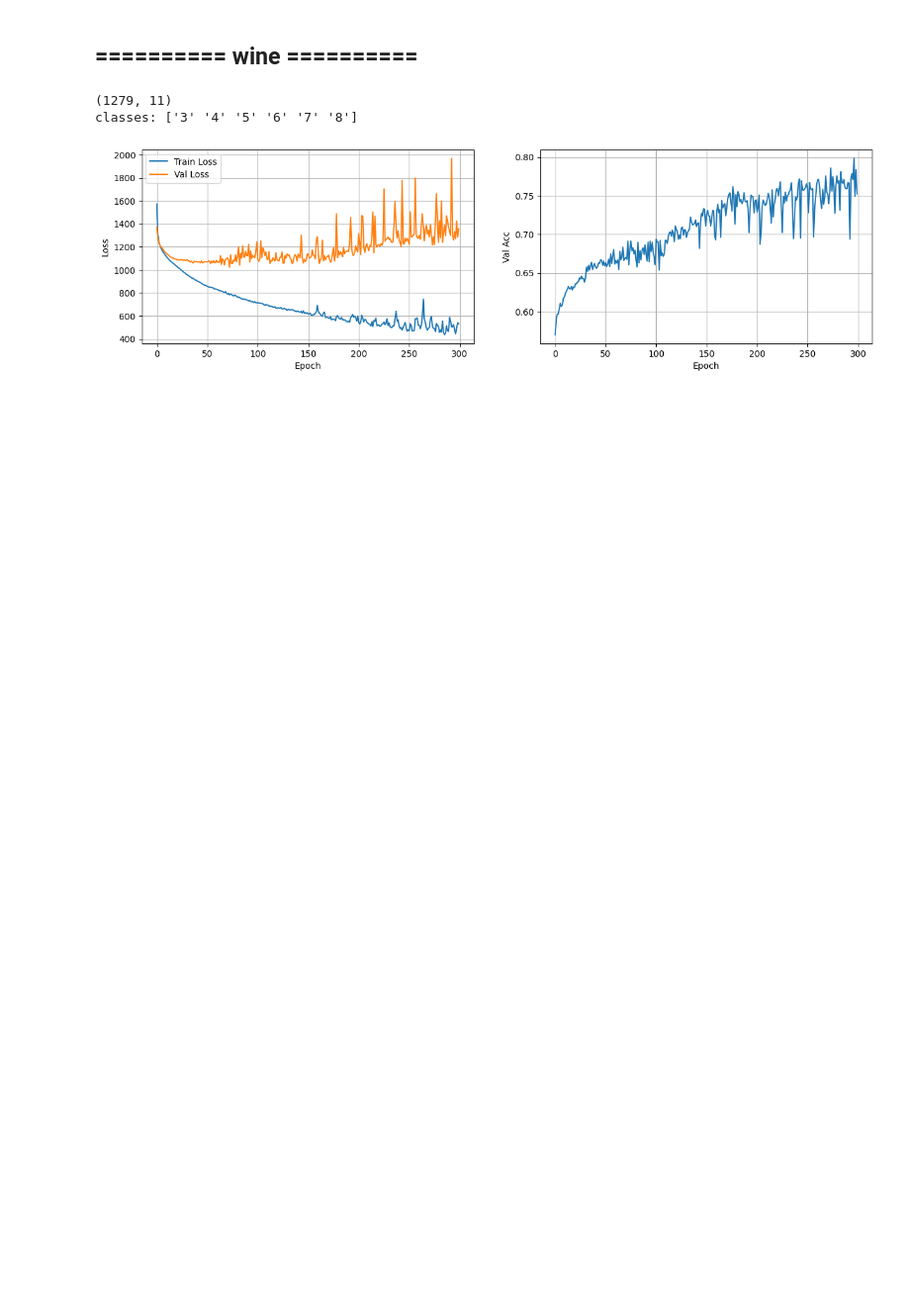
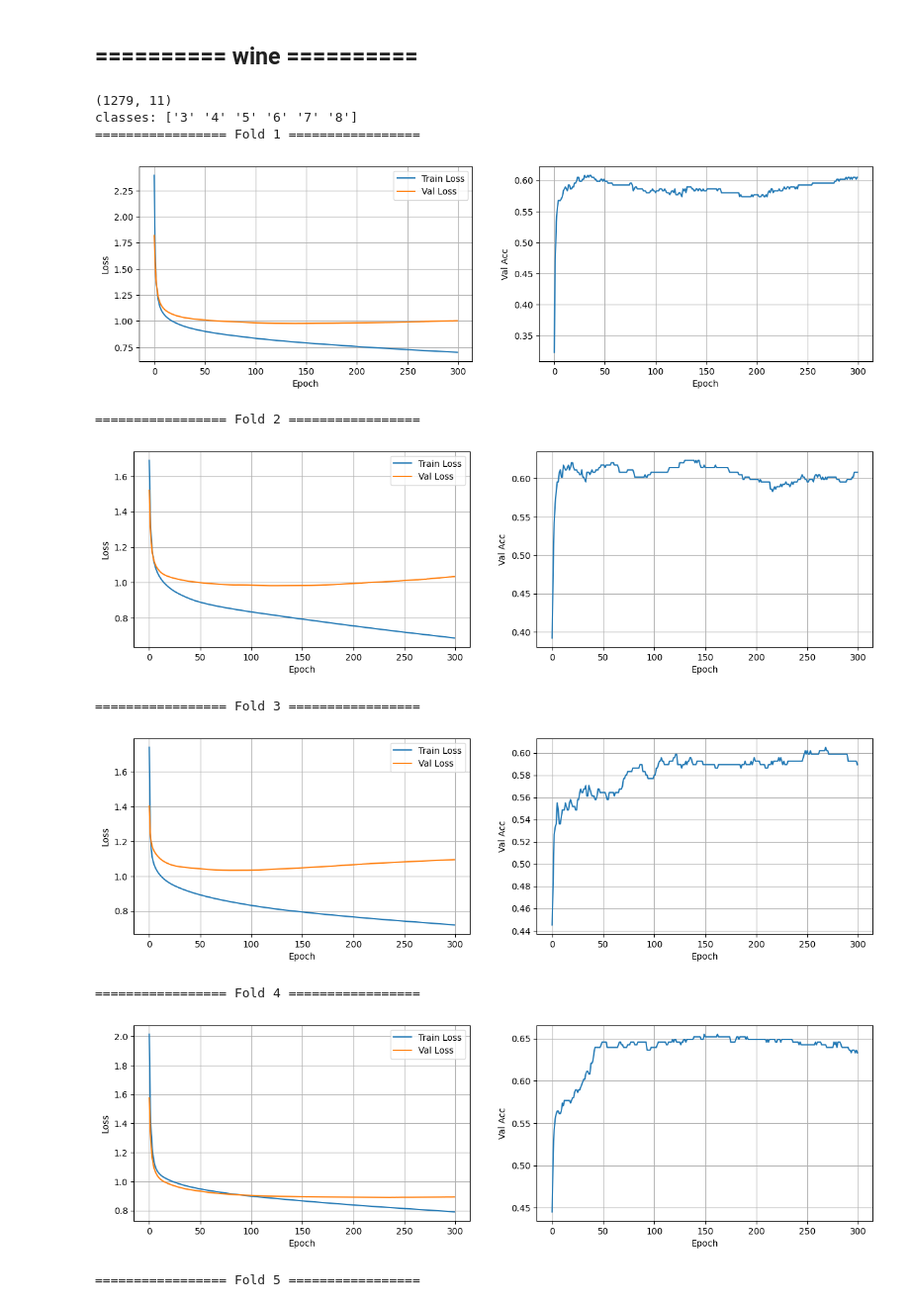
Before and after one commit to eddy0117/nn_hw, a Jupyter notebook: hw2.ipynb, the cells around one changed output. Shown at 99% size. Cells and saved outputs as stored; diff of their text form; code cells hidden in the pictures; blank space fills up the shorter version.

Commit message:
add kfold and clean code

```diff
--- a/hw2.ipynb
+++ b/hw2.ipynb
@@ -312,9 +294,3 @@ d_relu(I1): (120, 10)
 Iteration:  0
 Loss:  131.83347464017316
 Acc: 0.36666666666666664
-# %%
-x = np.random.randn(4, 3)
-y = np.random.randn(3, 4)
-
-print(np.matmul(y.T, x.T))
-print(np.matmul(x, y).T)
@@ -683,36 +745,49 @@ labels = np.array(labels)
 inputs = (inputs - np.mean(inputs, axis=0)) / np.std(inputs, axis=0)
 
 # 打亂數據
 idx = np.random.permutation(len(inputs))
 
 X_data = inputs[idx]
 Y_data = labels[idx]
 
 # 設定 train set 和 val set 的比例 (80% train, 19% val)
 train_size = int(len(X_data) * 0.80)
 val_size = len(X_data) - train_size
 
 X_train, Y_train = X_data[:train_size], Y_data[:train_size]
 X_val, Y_val = X_data[val_size:], Y_data[val_size:]
 
 print(X_train.shape)
 print('classes:', classes)
 
-batch_size = 10
-lr = 0.05
+hyper_params = {
+    'lr': 0.001,
+    'batch_size': 32,
+    'epoch': 300,
+    'alpha': 0.9
+}
+
+FOLD = 5
 
 # input features 有 11 個，總共 6 個 classes
 params_set_list = [
     (11, 32, ReLU),
     (32, 16, ReLU),
     (16, 6, Softmax)
 ]
 
 mlp = MLP(params_set_list)
-
-params = mlp.train(X_train, Y_train, X_val, Y_val, lr, 300, batch_size)
-# params
+# _, _, _ = mlp.train(X_train, Y_train, X_val, Y_val, hyper_params, show_plot=True)
+mlp.kfold(X_data, Y_data, FOLD, hyper_params)
 # %% [output]
 (1279, 11)
 classes: ['3' '4' '5' '6' '7' '8']
+================= Fold 1 =================
-[figure, old version]
+[figure, new version]
+================= Fold 2 =================
+[figure, added]
+================= Fold 3 =================
+[figure, added]
+================= Fold 4 =================
+[figure, added]
+================= Fold 5 =================
```
Also changed, not shown: parts of 8 cells of this notebook, 1 other file.
